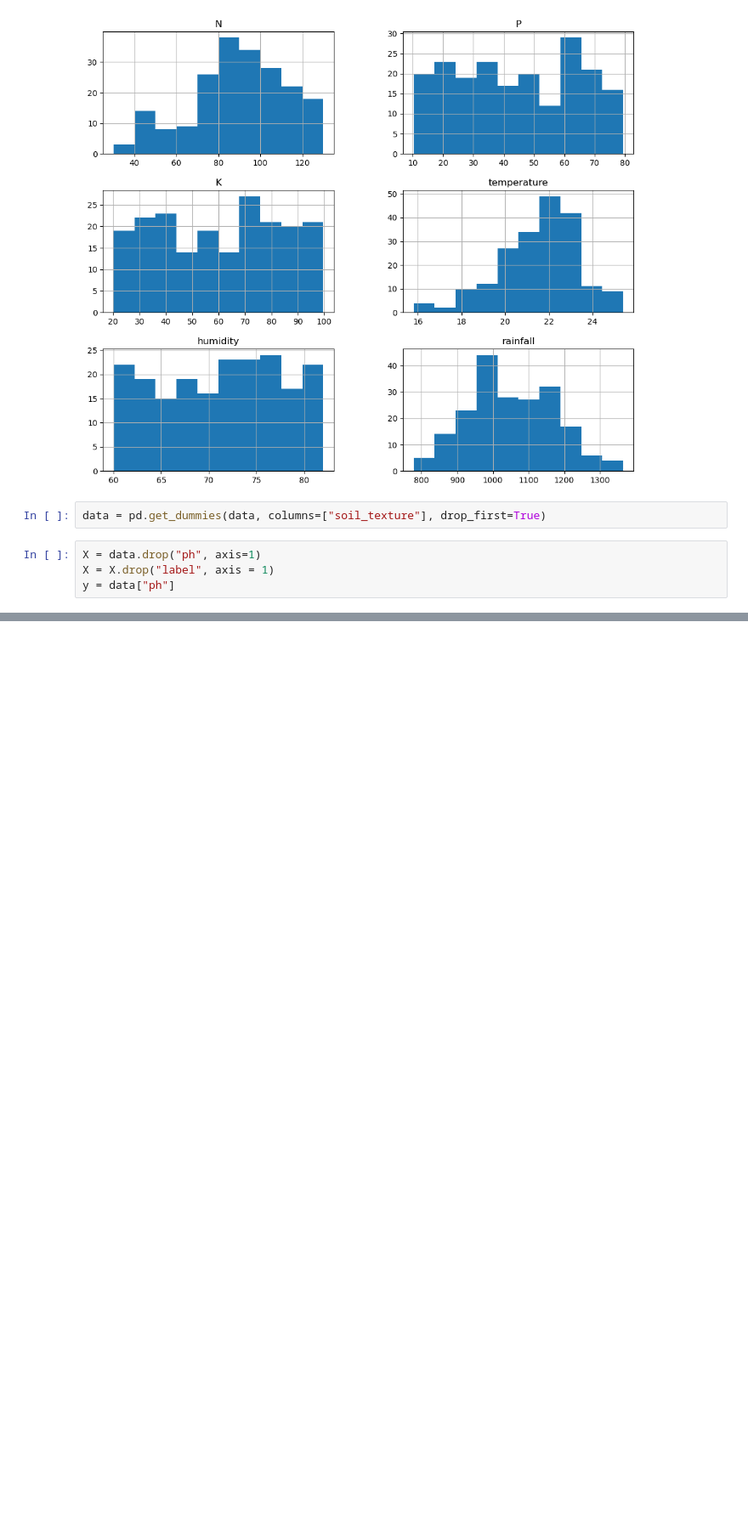
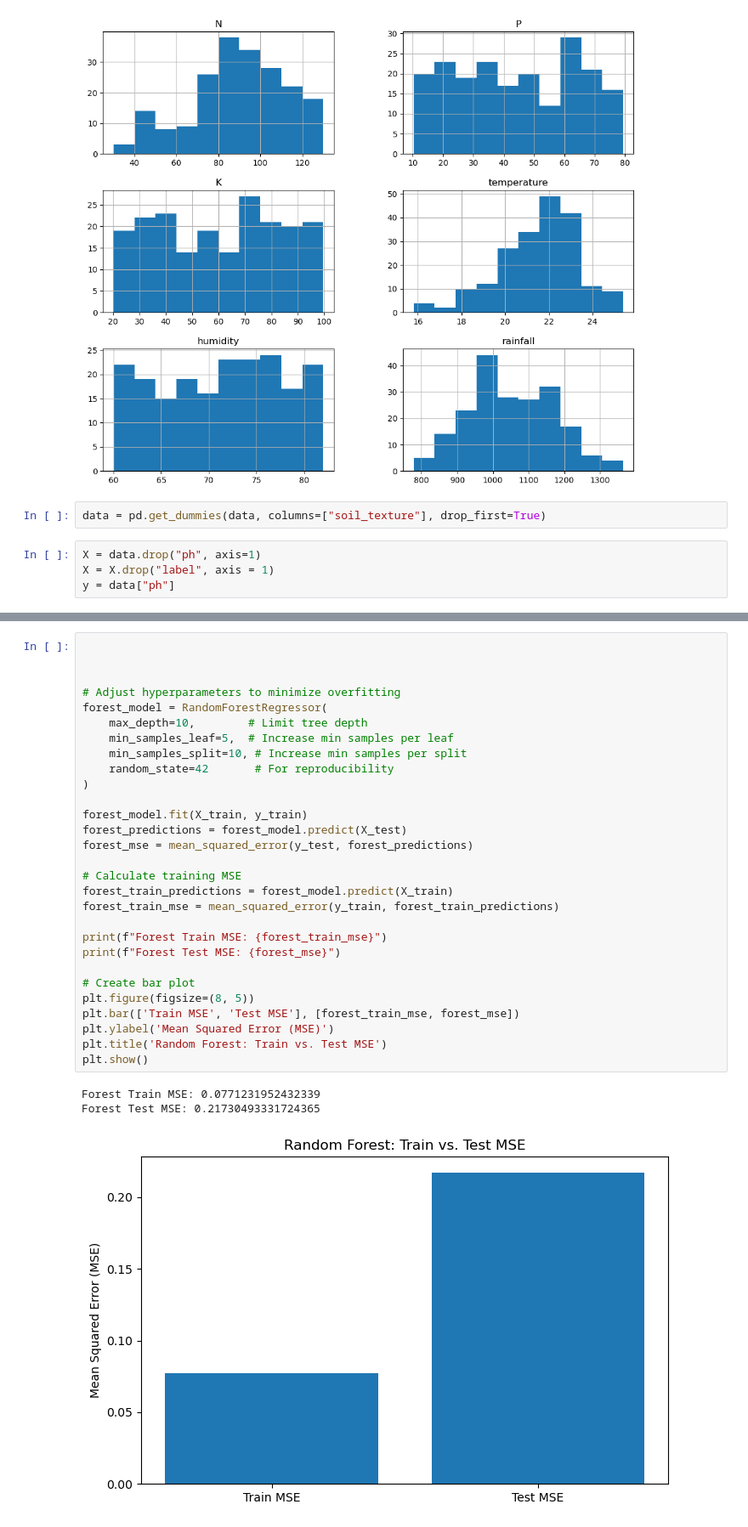
Before and after one commit to Gakwaya011/linear_regression_model, a Jupyter notebook: summative/linear_regression/multivariate.ipynb, the cells around one changed output, grey strips where cells are left out. Shown: that part at 85% size. Saved outputs shown, nothing was run; the diff lists cells and outputs as text; blank space fills up the shorter version.

Commit message:
optimizing algorithm and minimizing overfitting

```diff
--- a/summative/linear_regression/multivariate.ipynb
+++ b/summative/linear_regression/multivariate.ipynb
@@ -124,3 +136,36 @@ Forest MSE: 0.23400738125
+# %%
+
+
+
+# Adjust hyperparameters to minimize overfitting
+forest_model = RandomForestRegressor(
+    max_depth=10,        # Limit tree depth
+    min_samples_leaf=5,  # Increase min samples per leaf
+    min_samples_split=10, # Increase min samples per split
+    random_state=42       # For reproducibility
+)
+
+forest_model.fit(X_train, y_train)
+forest_predictions = forest_model.predict(X_test)
+forest_mse = mean_squared_error(y_test, forest_predictions)
+
+# Calculate training MSE
+forest_train_predictions = forest_model.predict(X_train)
+forest_train_mse = mean_squared_error(y_train, forest_train_predictions)
+
+print(f"Forest Train MSE: {forest_train_mse}")
+print(f"Forest Test MSE: {forest_mse}")
+
+# Create bar plot
+plt.figure(figsize=(8, 5))
+plt.bar(['Train MSE', 'Test MSE'], [forest_train_mse, forest_mse])
+plt.ylabel('Mean Squared Error (MSE)')
+plt.title('Random Forest: Train vs. Test MSE')
+plt.show()
+# %% [output]
+Forest Train MSE: 0.0771231952432339
+Forest Test MSE: 0.21730493331724365
+[figure, added]
 # %%
 best_model = None
 best_mse = None
```
Also changed, not shown: parts of 9 cells of this notebook, 3 other files.
